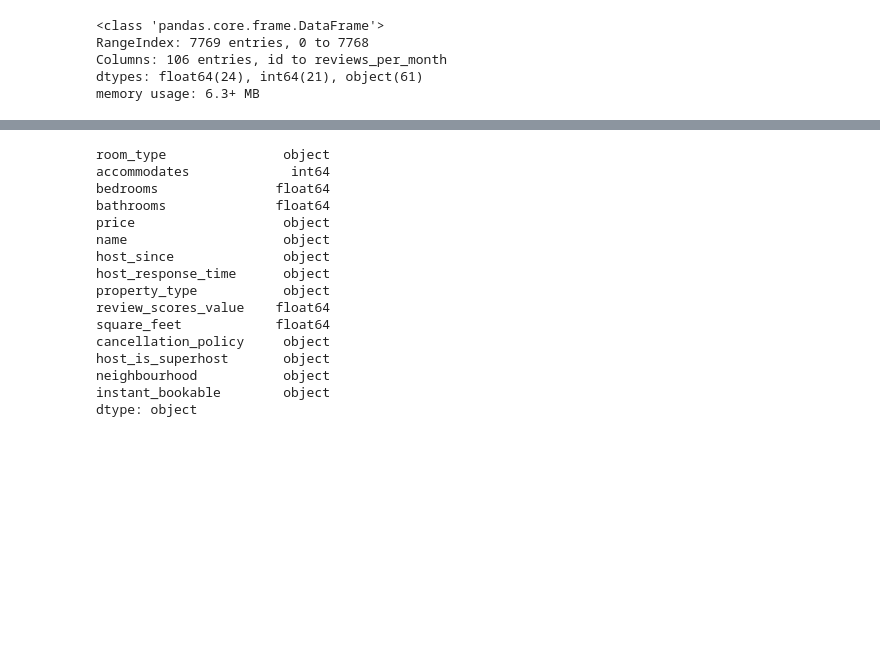
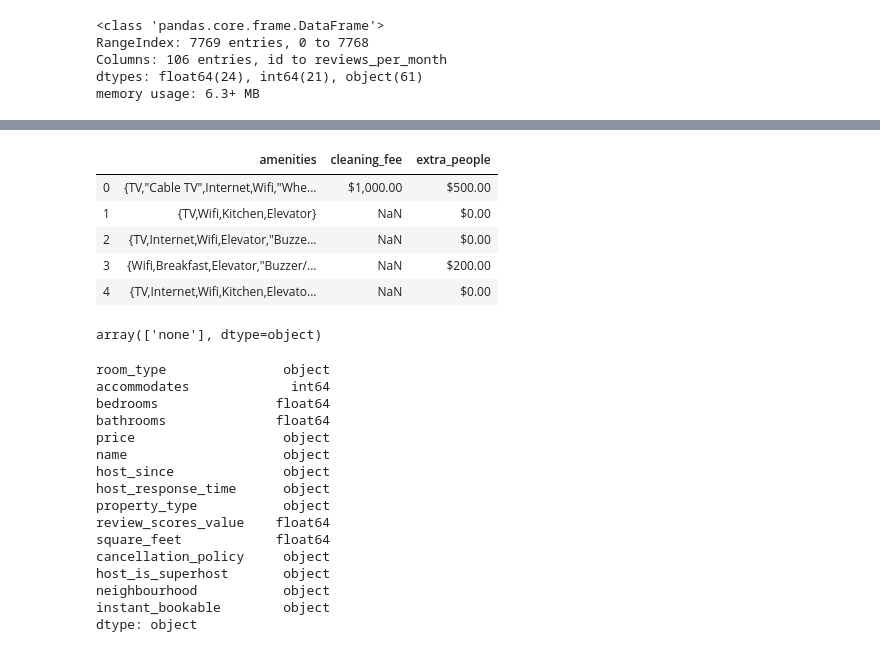
Before and after one commit to shkakbar/Portfolio, a Jupyter notebook: AirBnB - Stockholm/AirBNB - Sweden.ipynb, the cells around one changed output, grey strips where cells are left out. Saved outputs shown, nothing was run; the diff lists cells and outputs as text; code cells hidden in the pictures; blank space fills up the shorter version.

```diff
--- a/AirBnB - Stockholm/AirBNB - Sweden.ipynb
+++ b/AirBnB - Stockholm/AirBNB - Sweden.ipynb
@@ -25,3 +45,17 @@ memory usage: 6.3+ MB
+# %%
+df_AirBnp_listing[['amenities', 'cleaning_fee', 'extra_people']].head()
+# %% [output]
+|  | amenities | cleaning_fee | extra_people |
+| 0 | {TV,"Cable TV",Internet,Wifi,"Whe... | $1,000.00 | $500.00 |
+| 1 | {TV,Wifi,Kitchen,Elevator} | NaN | $0.00 |
+| 2 | {TV,Internet,Wifi,Elevator,"Buzze... | NaN | $0.00 |
+| 3 | {Wifi,Breakfast,Elevator,"Buzzer/... | NaN | $200.00 |
+| 4 | {TV,Internet,Wifi,Kitchen,Elevato... | NaN | $0.00 |
+# %%
+df_AirBnp_listing['experiences_offered'].unique()
+df_AirBnp_listing['extra_people'].unique()
+# %% [output]
+array(['none'], dtype=object)
 # %%
 df_new = df_AirBnp_listing[['room_type',
 'accommodates',
```
Also changed, not shown: parts of 3 cells of this notebook.
